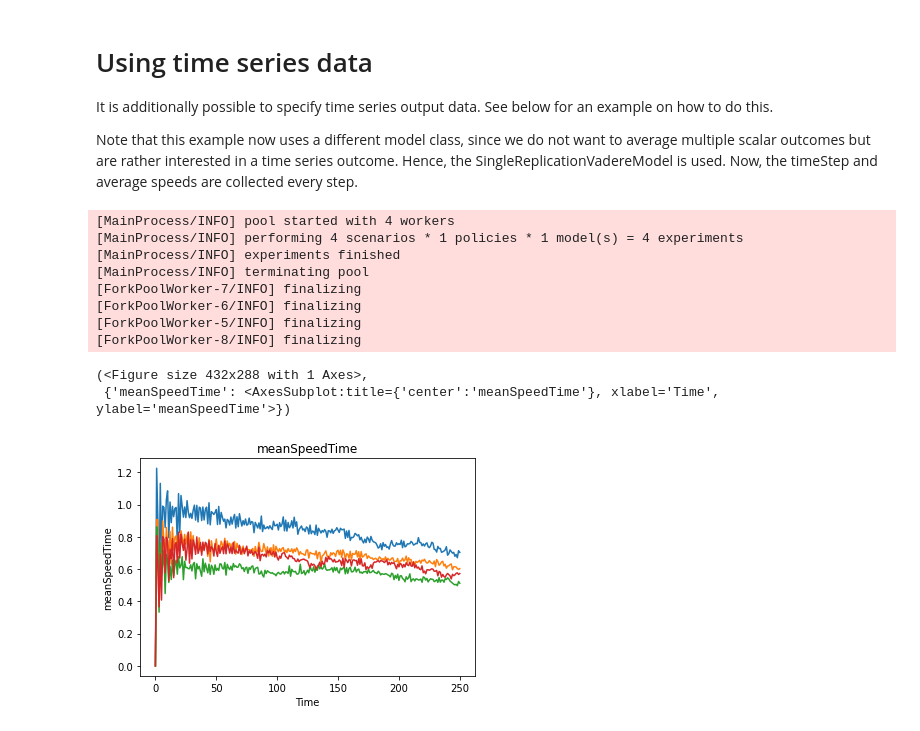
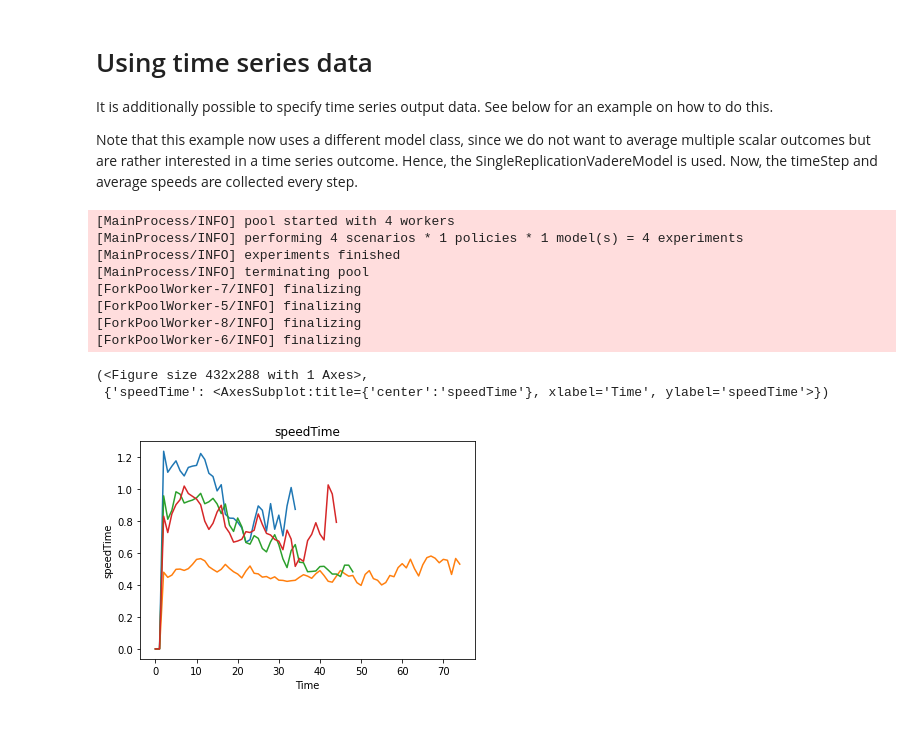
Before and after one commit to quaquel/EMAworkbench, a Jupyter notebook: ema_workbench/examples/vadere_demo.ipynb, the cells around one changed output. Drawn from its saved outputs; the diff is of its cells as text; code cells hidden in the pictures.

```diff
--- a/ema_workbench/examples/vadere_demo.ipynb
+++ b/ema_workbench/examples/vadere_demo.ipynb
@@ -27,4 +33,4 @@ model = VadereModel('model',
 # %%
 # set the number of replications to handle model stochasticity
-model.replications = 2
+model.replications = 5
 # %% [markdown]
@@ -159,40 +153,40 @@ s_model = SingleReplicationVadereModel('model',
 # %%
-s_model.uncertainties = [
+model.uncertainties = [
     IntegerParameter(
-        name='spawnFrequencyA',
+        name='spawnNumberA',
         lower_bound=1,
-        upper_bound=5,
+        upper_bound=50,
         variable_name=[
-            '("scenario", "topography", "sources", 0, "distributionParameters", "updateFrequency")',
+            '("scenario", "topography", "sources", 0, "spawnNumber")',
+        ]
+    ),
+    IntegerParameter(
+        name='spawnNumberB',
+        lower_bound=1,
+        upper_bound=50,
+        variable_name=[
+            '("scenario", "topography", "sources", 1, "spawnNumber")',
         ]
     ),
     RealParameter(
         name='μFreeFlowSpeed',
-        lower_bound=0.66,
-        upper_bound=1.16,
+        lower_bound=0.7,
+        upper_bound=1.5,
         variable_name=[
             '("scenario", "topography", "attributesPedestrian", "speedDistributionMean")',
         ]
-    ),
-    RealParameter(
-        name='pedPotentialHeight',
-        lower_bound=5.0,
-        upper_bound=50.0,
-        variable_name=[
-            '("scenario", "attributesModel", "org.vadere.state.attributes.models.AttributesPotentialCompactSoftshell", "pedPotentialHeight")',
-        ]
     )
 ]
 # %%
-s_model.outcomes = [
+model.outcomes = [
     TimeSeriesOutcome(
-        name='meanSpeedTime',
-        variable_name='areaSpeed-PID1',
+        name='speedTime',
+        variable_name='areaSpeed-PID5',
     )
 ]
 # %%
-# run 6 experiments in parallel
-with MultiprocessingEvaluator(s_model, n_processes=4) as evaluator:
+# run 4 experiments in parallel
+with MultiprocessingEvaluator(model, n_processes=4) as evaluator:
         experiments, outcomes = evaluator.perform_experiments(
                 scenarios=4,
                 uncertainty_sampling=Samplers.LHS
@@ -203,13 +197,13 @@ with MultiprocessingEvaluator(s_model, n_processes=4) as evaluator:
 [MainProcess/INFO] experiments finished
 [MainProcess/INFO] terminating pool
 [ForkPoolWorker-7/INFO] finalizing
-[ForkPoolWorker-6/INFO] finalizing
 [ForkPoolWorker-5/INFO] finalizing
 [ForkPoolWorker-8/INFO] finalizing
+[ForkPoolWorker-6/INFO] finalizing
 # %%
 from ema_workbench.analysis.plotting import lines
-lines(experiments, outcomes, outcomes_to_show='meanSpeedTime')
+lines(experiments, outcomes, outcomes_to_show='speedTime')
 # %% [output]
 (<Figure size 432x288 with 1 Axes>,
- {'meanSpeedTime': <AxesSubplot:title={'center':'meanSpeedTime'}, xlabel='Time', ylabel='meanSpeedTime'>})
+ {'speedTime': <AxesSubplot:title={'center':'speedTime'}, xlabel='Time', ylabel='speedTime'>})
-[figure, old version]
+[figure, new version]
```
Also changed, not shown: parts of 17 cells of this notebook.
